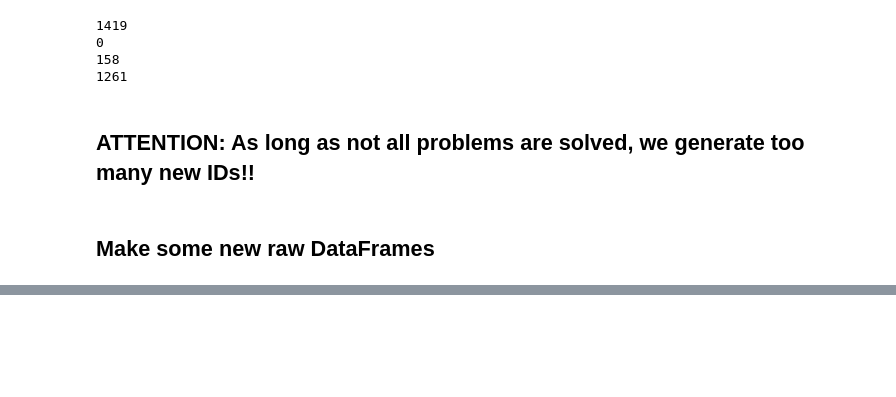
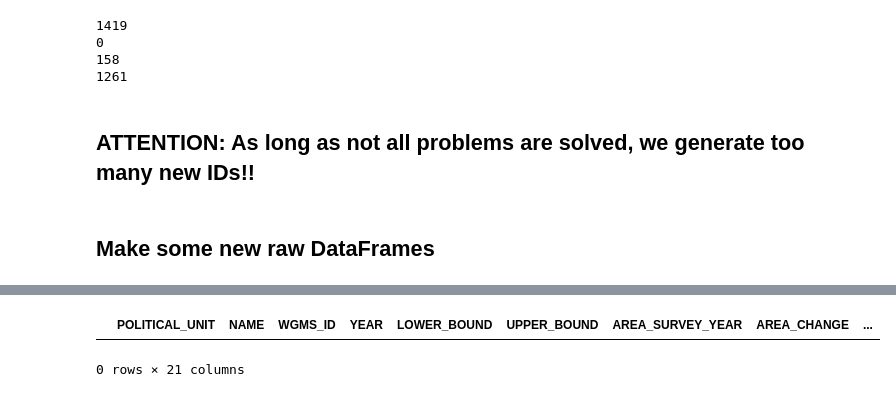
Before and after one commit to JohannesUIBK/glaciers-cci5, a Jupyter notebook: glaciers_cci5/Merge_Fischer_FoG.ipynb, the cells around one changed output, grey strips where cells are left out. Drawn from its saved outputs; the diff is of its cells as text; code cells hidden in the pictures; blank space fills up the shorter version.

```diff
--- a/glaciers_cci5/Merge_Fischer_FoG.ipynb
+++ b/glaciers_cci5/Merge_Fischer_FoG.ipynb
@@ -495,3 +536,19 @@ hot_list = ['glacier', 'vadret', 'ghiacciaio', 'vedretta', 'glatscher', 'vadret'
+# %%
+new_pda = new_pda[['POLITICAL_UNIT', 'NAME', 'WGMS_ID', 'RIVER_BASIN', 'FREE_POSITION',
+                                   'LOCAL_CODE', 'LOCAL_PSFG', 'GEN_LOCATION', 'SPEC_LOCATION', 'LATITUDE', 'LONGITUDE',
+                                   'PRIM_CLASSIFIC', 'FORM', 'FRONTAL_CHARS', 'EXPOS_ACC_AREA', 'EXPOS_ABL_AREA',
+                                   'PARENT_GLACIER', 'REMARKS']]#, 'GEO-REGION_CODE', 'GEO-SUBREGION_CODE', 'FoG_compname', 'AREA','MATCH_RATIO', 'MATCH_NAME', 'AREA_MATCH', 'DIST_TO_CLOSEST','CLOSEST', 'AREA_CLOSEST']]
+
+new_pdb = new_pdb[['POLITICAL_UNIT', 'NAME', 'WGMS_ID', 'YEAR', 'HIGHEST_ELEVATION','MEDIAN_ELEVATION',
+                                   'LOWEST_ELEVATION', 'ELEVATION_UNC', 'LENGTH', 'LENGTH_UNC', 'AREA', 'AREA_UNC',
+                                   'SURVEY_DATE', 'SURVEY_PLATFORM_METHOD', 'INVESTIGATOR', 'SPONS_AGENCY',
+                                   'REFERENCE', 'REMARKS']]
+
+new_pdd = new_pdd[['POLITICAL_UNIT', 'NAME', 'WGMS_ID', 'YEAR', 'LOWER_BOUND','UPPER_BOUND',
+                                   'AREA_SURVEY_YEAR', 'AREA_CHANGE', 'AREA_CHANGE_UNC', 'THICKNESS_CHG',
+                                   'THICKNESS_CHG_UNC', 'VOLUME_CHANGE', 'VOLUME_CHANGE_UNC', 'SURVEY_DATE',
+                                   'SD_PLATFORM_METHOD', 'REFERENCE_DATE', 'RD_PLATFORM_METHOD',
+                                   'INVESTIGATOR', 'SPONS_AGENCY', 'REFERENCE', 'REMARKS']]
 # %%
 def name_to_FoG(name, replace_dict, hot_list):
 
@@ -514,9 +571,13 @@ def name_to_FoG(name, replace_dict, hot_list):
     splitname = name.split(' ')
     if len(splitname) >= 3:
         for hotname in hot_list:
-            if hotname in name and len(splitname)>1:
-                resort_ix = splitname.index(hotname)
-                print(name)
+            hotname_regex = re.compile(hotname)  # regex search due to "vadrecc" problem
+            if re.match(hotname_regex, name) and len(splitname)>1:
+                print(name, hotname,splitname)
+                try:
+                    resort_ix = splitname.index(hotname)
+                except:
+                    resort_ix = splitname.index(hotname_regex)
                 if resort_ix == 0: # e.g. "glacier de BLA"
                     name = splitname[-1]+', '+' '.join(splitname[:-2])
                     print(name)
@@ -642,0 +731,2 @@ entries_new_pdd
+# %%
+new_pda, new_pdd, new_ids_range = create_entries_id_present(pda, pdd, pdfll, pdf, new_pda, new_pdd, take_over_id, new_id_range)
@@ -643 +751,6 @@ entries_new_pdd
+# %%
+new_pdd
+# %% [output]
+|  | POLITICAL_UNIT | NAME | WGMS_ID | YEAR | LOWER_BOUND | UPPER_BOUND | AREA_SURVEY_YEAR | AREA_CHANGE | ... |
+0 rows × 21 columns
 # %%
```
Also changed, not shown: parts of 16 cells of this notebook.
